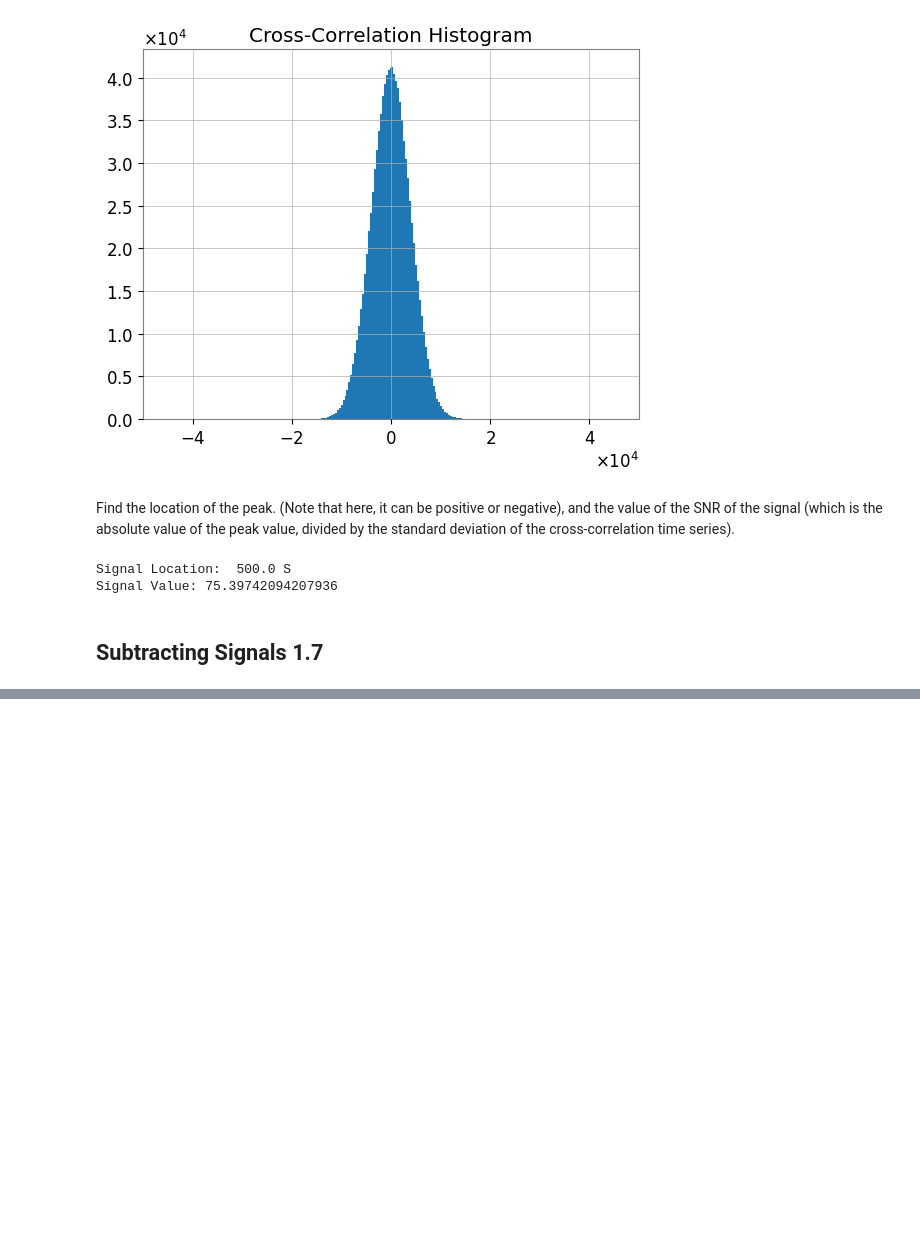
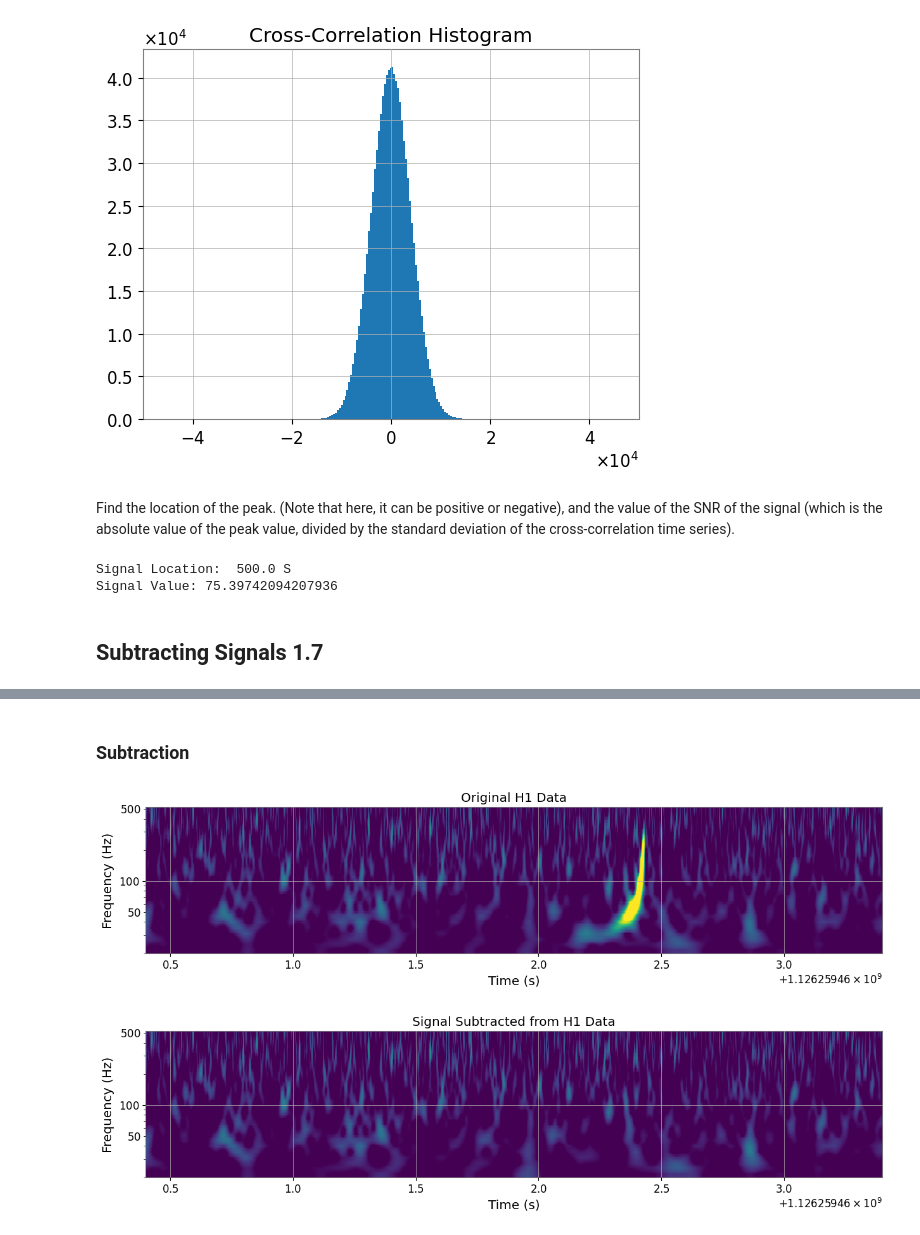
Before and after one commit to MrBenjaminHolmes/Gravitational-Waves, a Jupyter notebook: GWpy.ipynb, the cells around one changed output, grey strips where cells are left out. Drawn from its saved outputs; the diff is of its cells as text; code cells hidden in the pictures; blank space fills up the shorter version.

```diff
--- a/GWpy.ipynb
+++ b/GWpy.ipynb
@@ -296,0 +390,20 @@ Signal Value: 75.39742094207936
+# %% [markdown]
+### Subtraction
+# %%
+subtracted = strain-aligned
+
+
+for data, title in [(strain, 'Original H1 Data'),
+                    (subtracted, 'Signal Subtracted from H1 Data')]:
+                      time,frequency,power = data.whiten(4, 4).qtransform(.001, logfsteps=100, qrange=(8, 8), frange=(20, 512))
+                      plt.figure(figsize=[15, 3])
+                      plt.pcolormesh(time,frequency,power**0.5, vmin=1, vmax=6, shading='auto')
+                      plt.title(title)
+                      plt.yscale('log')
+                      plt.xlabel('Time (s)')
+                      plt.ylabel('Frequency (Hz)')
+                      plt.xlim(merger.time - 2, merger.time + 1)
+                      plt.show()
+# %% [output]
+[figure, added]
+[figure, added]
```
Also changed, not shown: parts of 7 cells of this notebook.
